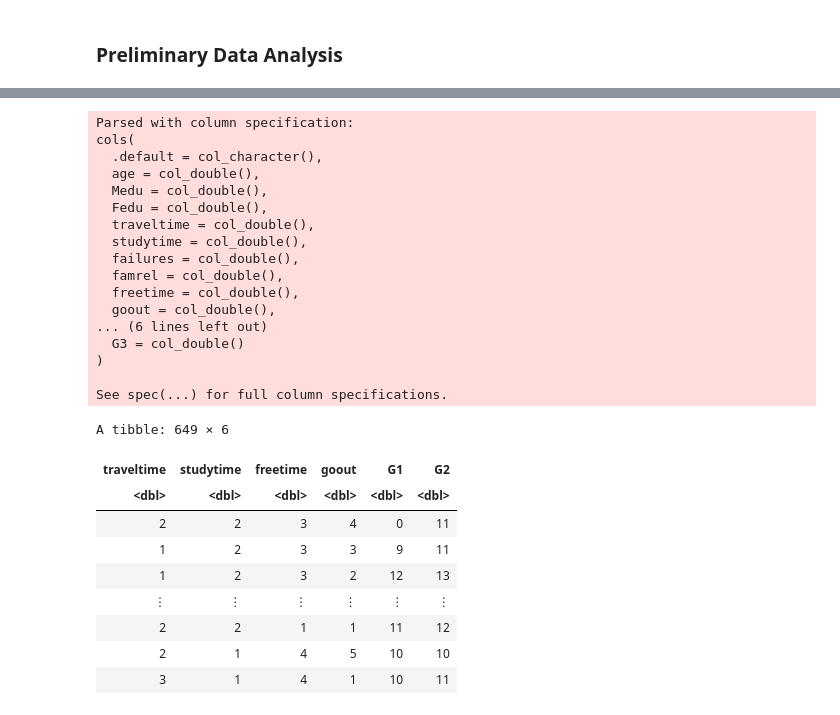
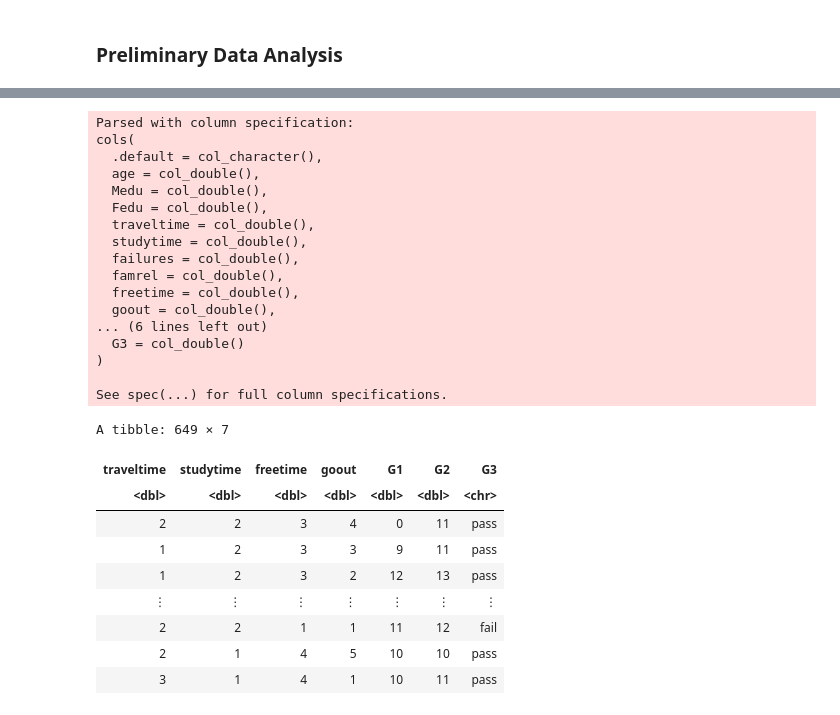
Before and after one commit to gpark8910/DSCI100_project, a Jupyter notebook: project_data.ipynb, the cells around one changed output, grey strips where cells are left out. Drawn from its saved outputs; the diff is of its cells as text; code cells hidden in the pictures.

```diff
--- a/project_data.ipynb
+++ b/project_data.ipynb
@@ -15,34 +33,37 @@ options(repr.matrix.max.rows = 6)
 # %%
 # Reading the data set from the web into R
 student_data <- read_delim("https://raw.githubusercontent.com/gpark8910/DSCI100_project/main/student-por.csv",
                           delim = ";") %>%
-    select(traveltime, studytime, freetime, goout, G1, G2)
+    select(traveltime, studytime, freetime, goout, G1, G2, G3) %>%
+    mutate(G3 = case_when(
+       G3 <= 9 ~ "fail",
+       G3 >= 10 ~ "pass"))
 student_data
 # %% [output]
 Parsed with column specification:
 cols(
   .default = col_character(),
   age = col_double(),
   Medu = col_double(),
   Fedu = col_double(),
   traveltime = col_double(),
   studytime = col_double(),
   failures = col_double(),
   famrel = col_double(),
   freetime = col_double(),
   goout = col_double(),
 ... (6 lines left out)
   G3 = col_double()
 )
 
 See spec(...) for full column specifications.
-A tibble: 649 × 6
+A tibble: 649 × 7
-| traveltime | studytime | freetime | goout | G1 | G2 |
-| <dbl> | <dbl> | <dbl> | <dbl> | <dbl> | <dbl> |
-| 2 | 2 | 3 | 4 | 0 | 11 |
-| 1 | 2 | 3 | 3 | 9 | 11 |
-| 1 | 2 | 3 | 2 | 12 | 13 |
-| ⋮ | ⋮ | ⋮ | ⋮ | ⋮ | ⋮ |
-| 2 | 2 | 1 | 1 | 11 | 12 |
-| 2 | 1 | 4 | 5 | 10 | 10 |
-| 3 | 1 | 4 | 1 | 10 | 11 |
+| traveltime | studytime | freetime | goout | G1 | G2 | G3 |
+| <dbl> | <dbl> | <dbl> | <dbl> | <dbl> | <dbl> | <chr> |
+| 2 | 2 | 3 | 4 | 0 | 11 | pass |
+| 1 | 2 | 3 | 3 | 9 | 11 | pass |
+| 1 | 2 | 3 | 2 | 12 | 13 | pass |
+| ⋮ | ⋮ | ⋮ | ⋮ | ⋮ | ⋮ | ⋮ |
+| 2 | 2 | 1 | 1 | 11 | 12 | fail |
+| 2 | 1 | 4 | 5 | 10 | 10 | pass |
+| 3 | 1 | 4 | 1 | 10 | 11 | pass |
```
Also changed, not shown: parts of 3 cells of this notebook.
